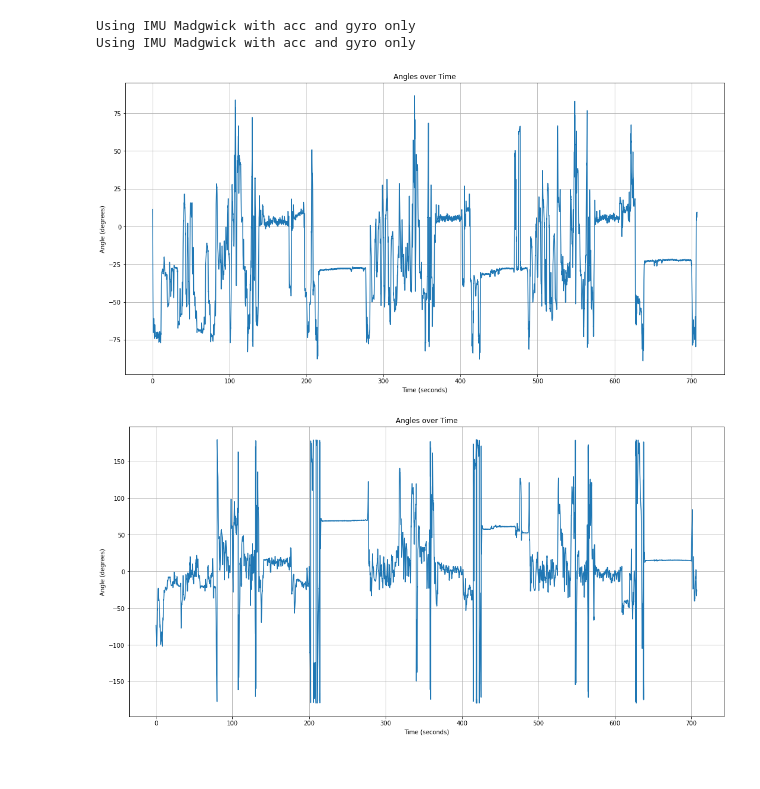
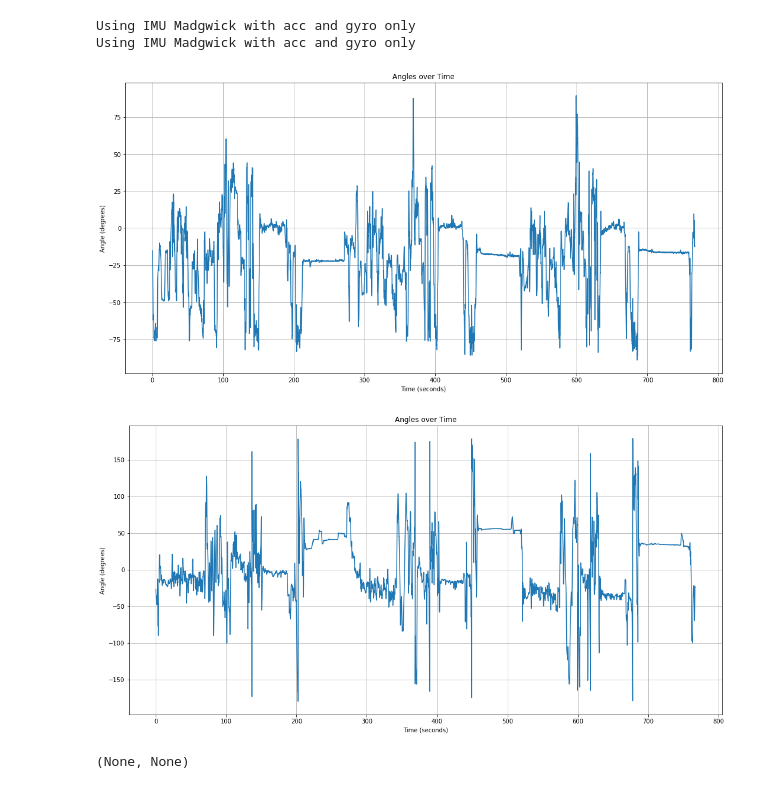
Before and after one commit to gloorli/ul-movement-tracking, a Jupyter notebook: individual_analysis_gm.ipynb, the cells around one changed output. Cells and saved outputs as stored; diff of their text form; code cells hidden in the pictures.

```diff
--- a/individual_analysis_gm.ipynb
+++ b/individual_analysis_gm.ipynb
@@ -13,7 +17,7 @@ from group_analysis_functions import *
 # %%
 #CHANGE VALUES HERE#
 # H for Healthy and S for Stroke
-participant_id = 'H005'
+participant_id = 'H006'
 participant_group = 'H'
 # %%
 #PATH
@@ -121,11 +93,11 @@ yaw_mad_ndh, GT_mask_50Hz_ndh = remove_extra_elements(yaw_mad_ndh, GT_mask_NDH_5
 pitch_mad_dh, GT_mask_50Hz_dh = remove_extra_elements(pitch_mad_dh, GT_mask_DH_50Hz)
 yaw_mad_dh, GT_mask_50Hz_dh = remove_extra_elements(yaw_mad_dh, GT_mask_DH_50Hz)
 # %%
-plot_angles_over_time(pitch_mad_dh)
-plot_angles_over_time(yaw_mad_dh)
+plot_angles_over_time(pitch_mad_dh), plot_angles_over_time(yaw_mad_dh)
 # %% [output]
-[figure, old version]
+[figure, new version]
-[figure, old version]
+[figure, new version]
+(None, None)
 # %%
 # Add Euler angles to participant dataset
 add_attributes_to_participant(participant_data, pitch_NDH = pitch_mad_ndh, yaw_NDH = yaw_mad_ndh,
```
Also changed, not shown: parts of 9 cells of this notebook, 3 other files.
